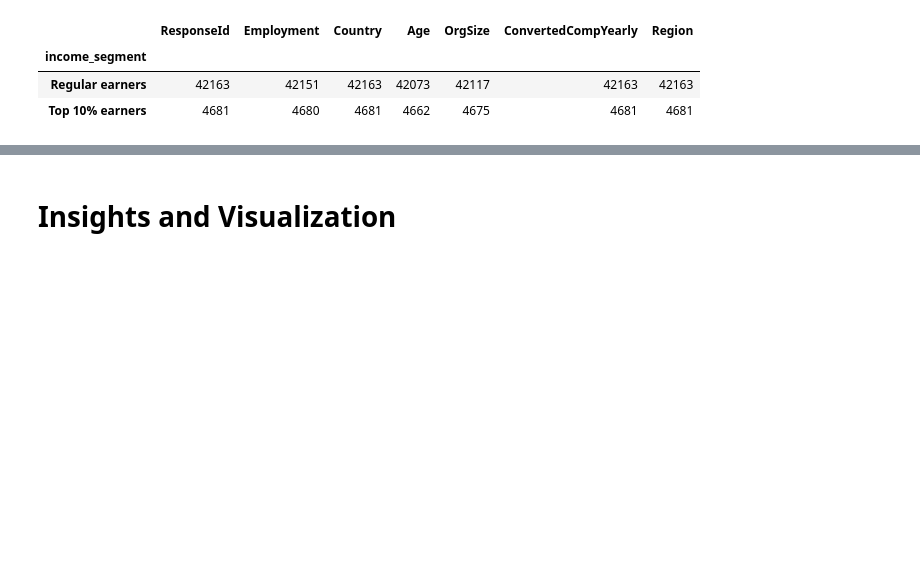
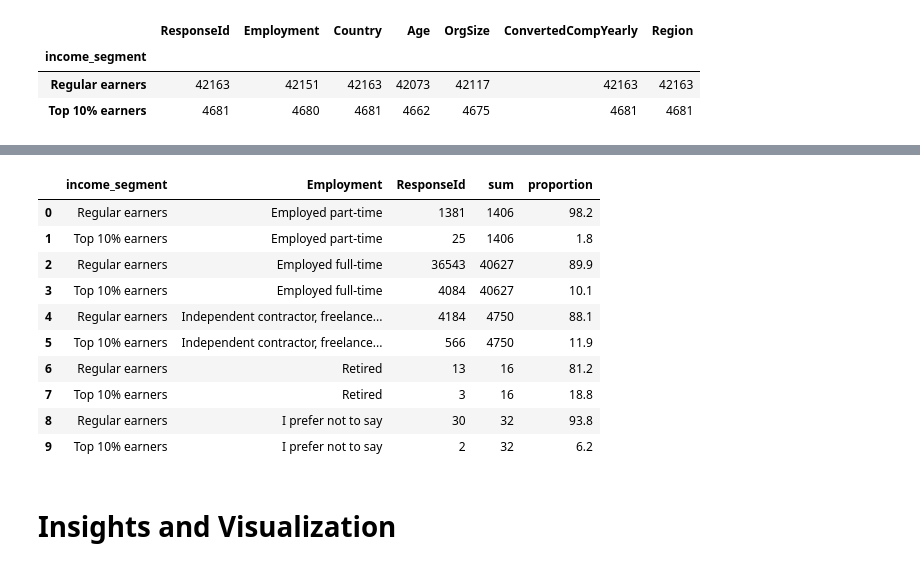
Before and after one commit to thecrossed/stack_overflow_survey_2021_analysis, a Jupyter notebook: StackOverflow_survey_2021_analysis.ipynb, the cells around one changed output, grey strips where cells are left out. Cells and saved outputs as stored; diff of their text form; code cells hidden in the pictures; blank space fills up the shorter version.

```diff
--- a/StackOverflow_survey_2021_analysis.ipynb
+++ b/StackOverflow_survey_2021_analysis.ipynb
@@ -257,3 +285,42 @@ analysis_data.groupby(['income_segment']).count()
+# %%
+# create a function to return a new dataframe that
+# calculate the proportion of each income_segment taking up for the category of interest
+
+def income_prop(df, category):
+    """
+    input
+    df: the raw dataset
+    category: variable of interest, e.g. Age, Country, etc
+
+    output
+    return a new dataframe showcasing five columns
+    1.income_segment - either Regular earners or Top 10% earners
+    2. category
+    3. ResponseId - nr of respondents
+    4. sum - number of total respondents per category value
+    5. proportion - proportion of each income_segment taking up the category
+    """
+    df_aggr = df.groupby([category,'income_segment']).count().reset_index()[['income_segment',category,'ResponseId']]
+    df_aggr['sum'] = df_aggr['ResponseId'].groupby(df_aggr[category]).transform('sum')
+
+    df_aggr['proportion'] = round(df_aggr['ResponseId'] * 100 / df_aggr['sum'],1)
+
+    return df_aggr
+
+# test the function income_prop
+income_prop(analysis_data,'Employment')
+# %% [output]
+|  | income_segment | Employment | ResponseId | sum | proportion |
+| 0 | Regular earners | Employed part-time | 1381 | 1406 | 98.2 |
+| 1 | Top 10% earners | Employed part-time | 25 | 1406 | 1.8 |
+| 2 | Regular earners | Employed full-time | 36543 | 40627 | 89.9 |
+| 3 | Top 10% earners | Employed full-time | 4084 | 40627 | 10.1 |
+| 4 | Regular earners | Independent contractor, freelance... | 4184 | 4750 | 88.1 |
+| 5 | Top 10% earners | Independent contractor, freelance... | 566 | 4750 | 11.9 |
+| 6 | Regular earners | Retired | 13 | 16 | 81.2 |
+| 7 | Top 10% earners | Retired | 3 | 16 | 18.8 |
+| 8 | Regular earners | I prefer not to say | 30 | 32 | 93.8 |
+| 9 | Top 10% earners | I prefer not to say | 2 | 32 | 6.2 |
 # %% [markdown]
 # Insights and Visualization
 # %% [markdown]
```
Also changed, not shown: parts of 1 cell of this notebook.
